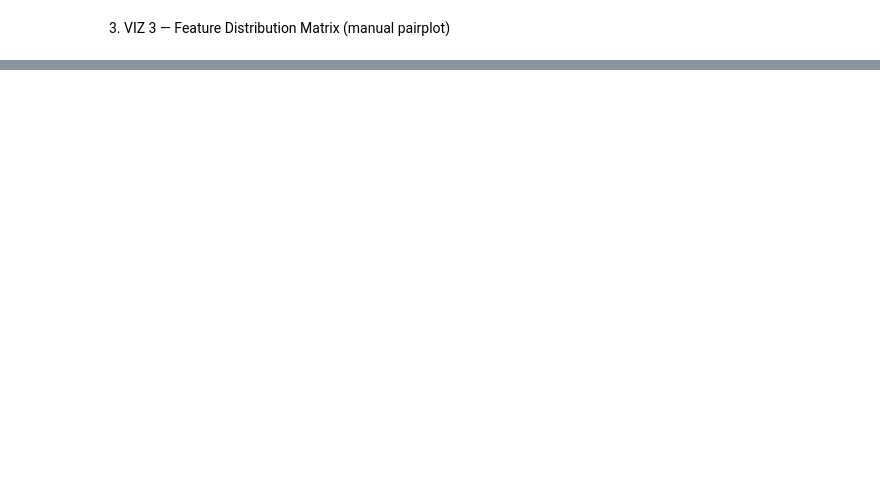
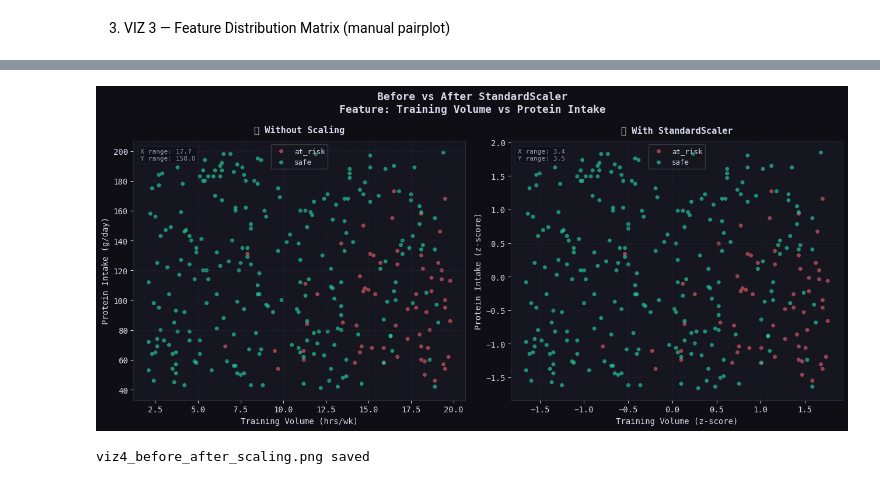
Before and after one commit to iamkalam/AI_course_projects, a Jupyter notebook: week_08_knn/labtask.ipynb, the cells around one changed output, grey strips where cells are left out. Cells and saved outputs as stored; diff of their text form; code cells hidden in the pictures; blank space fills up the shorter version.

Commit message:
added viz 4 and custom tracing visual in python

```diff
--- a/week_08_knn/labtask.ipynb
+++ b/week_08_knn/labtask.ipynb
@@ -463,0 +475,78 @@ print("Saved: viz3_feature_distribution.png")
+# %%
+X_raw = df[["training_volume_hrs", "protein_intake_g"]].values
+X_scl = scaler.transform(
+    df[["training_volume_hrs", "sleep_hours", "protein_intake_g"]].values
+)[
+    :, [0, 2]
+]  # pick features 0 and 2
+
+fig, (ax1, ax2) = plt.subplots(1, 2, figsize=(13, 6))
+fig.patch.set_facecolor(BG)
+fig.suptitle(
+    "Before vs After StandardScaler\n" "Feature: Training Volume vs Protein Intake",
+    fontsize=13,
+    fontweight="bold",
+)
+
+for ax, X_plot, title, xl, yl in [
+    (
+        ax1,
+        X_raw,
+        "Without Scaling",
+        "Training Volume (hrs/wk)",
+        "Protein Intake (g/day)",
+    ),
+    (
+        ax2,
+        X_scl,
+        "With StandardScaler",
+        "Training Volume (z-score)",
+        "Protein Intake (z-score)",
+    ),
+]:
+    ax.set_facecolor(SURFACE)
+    for spine in ax.spines.values():
+        spine.set_edgecolor(GRID)
+    ax.tick_params(colors=TEXT)
+
+    for cls, color in zip(le.classes_, [C0, C1]):
+        mask = df["injury_risk"] == cls
+        ax.scatter(
+            X_plot[mask, 0],
+            X_plot[mask, 1],
+            c=color,
+            s=25,
+            alpha=0.65,
+            edgecolors="none",
+            label=cls,
+        )
+
+    ax.set_title(title, fontsize=11, fontweight="bold", pad=10)
+    ax.set_xlabel(xl, fontsize=10)
+    ax.set_ylabel(yl, fontsize=10)
+    ax.legend(framealpha=0.2, fontsize=9)
+    ax.grid(True)
+
+    # Annotate axis ranges
+    xrange = X_plot[:, 0].max() - X_plot[:, 0].min()
+    yrange = X_plot[:, 1].max() - X_plot[:, 1].min()
+    ax.text(
+        0.02,
+        0.97,
+        f"X range: {xrange:.1f}\nY range: {yrange:.1f}",
+        transform=ax.transAxes,
+        fontsize=8,
+        color=TEXT,
+        va="top",
+        alpha=0.7,
+        bbox=dict(facecolor=BG, alpha=0.5, edgecolor=GRID, boxstyle="round"),
+    )
+
+plt.tight_layout()
+plt.savefig("viz4_before_after_scaling.png", dpi=150, bbox_inches="tight", facecolor=BG)
+plt.show()
+plt.close()
+print("viz4_before_after_scaling.png saved")
+# %% [output]
+[figure, added]
+viz4_before_after_scaling.png saved
```
Also changed, not shown: parts of 9 cells of this notebook, 5 other files.
